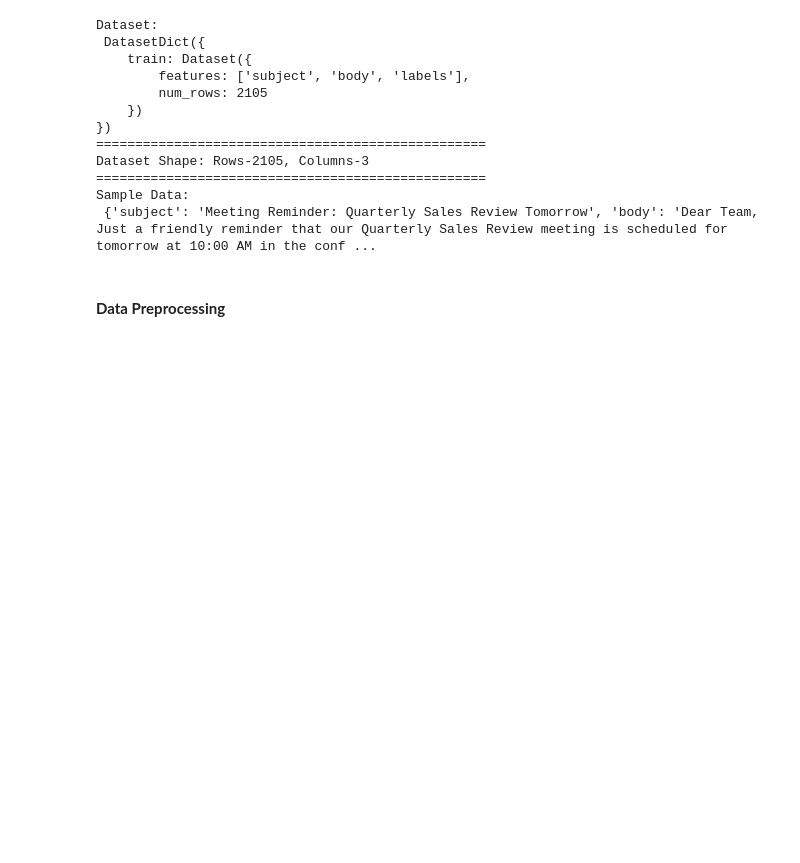
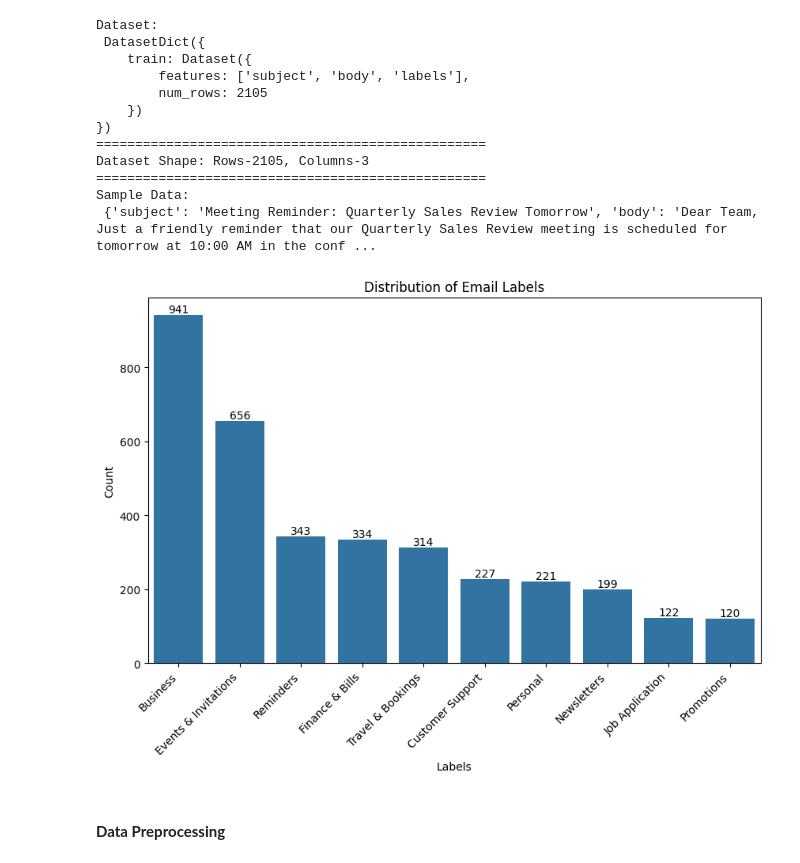
Before and after one commit to Youhorng/multi-label-email-intent-classification, a Jupyter notebook: notebooks/classifier_finetuning_bert_variants.ipynb, the cells around one changed output. Saved outputs shown, nothing was run; the diff lists cells and outputs as text; code cells hidden in the pictures; blank space fills up the shorter version.

```diff
--- a/notebooks/classifier_finetuning_bert_variants.ipynb
+++ b/notebooks/classifier_finetuning_bert_variants.ipynb
@@ -51,6 +63,26 @@ Dataset Shape: Rows-2105, Columns-3
 ==================================================
 Sample Data:
  {'subject': 'Meeting Reminder: Quarterly Sales Review Tomorrow', 'body': 'Dear Team, Just a friendly reminder that our Quarterly Sales Review meeting is scheduled for tomorrow at 10:00 AM in the conf ...
+# %%
+# Check the distribution of the target labels
+all_labels = list(chain.from_iterable(dataset['train']['labels']))
+label_counts = Counter(all_labels)
+
+# Create simple visualization
+plt.figure(figsize=(10, 6))
+labels, counts = zip(*sorted(label_counts.items(), key=lambda x: x[1], reverse=True))
+ax = sns.barplot(x=list(labels), y=list(counts))
+
+for container in ax.containers:
+    ax.bar_label(container)
+
+plt.xlabel('Labels')
+plt.ylabel('Count')
+plt.xticks(rotation=45, ha='right')
+plt.title('Distribution of Email Labels')
+plt.show()
+# %% [output]
+[figure, added]
 # %% [markdown]
 #### **Data Preprocessing**
 # %%
```
Also changed, not shown: parts of 12 cells of this notebook, 27 other files.
